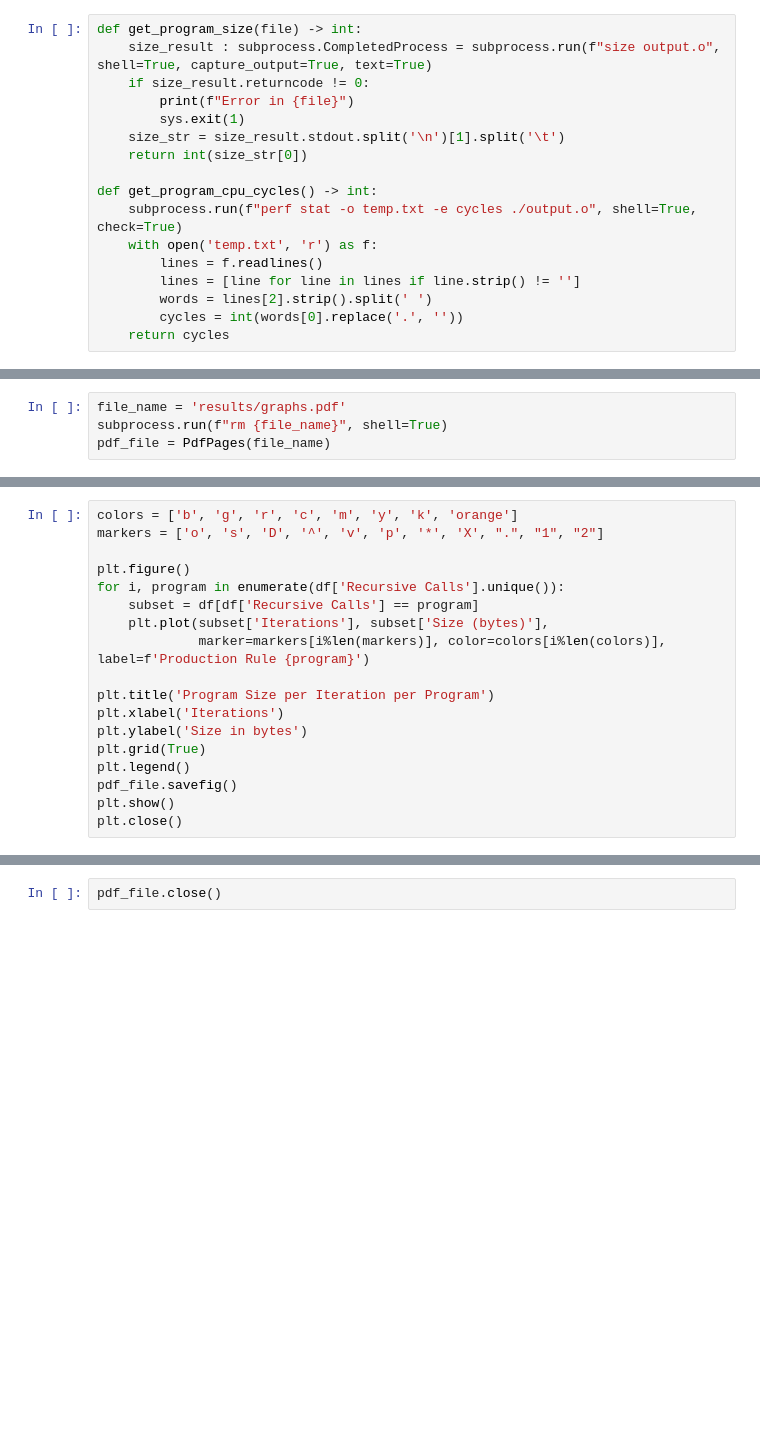
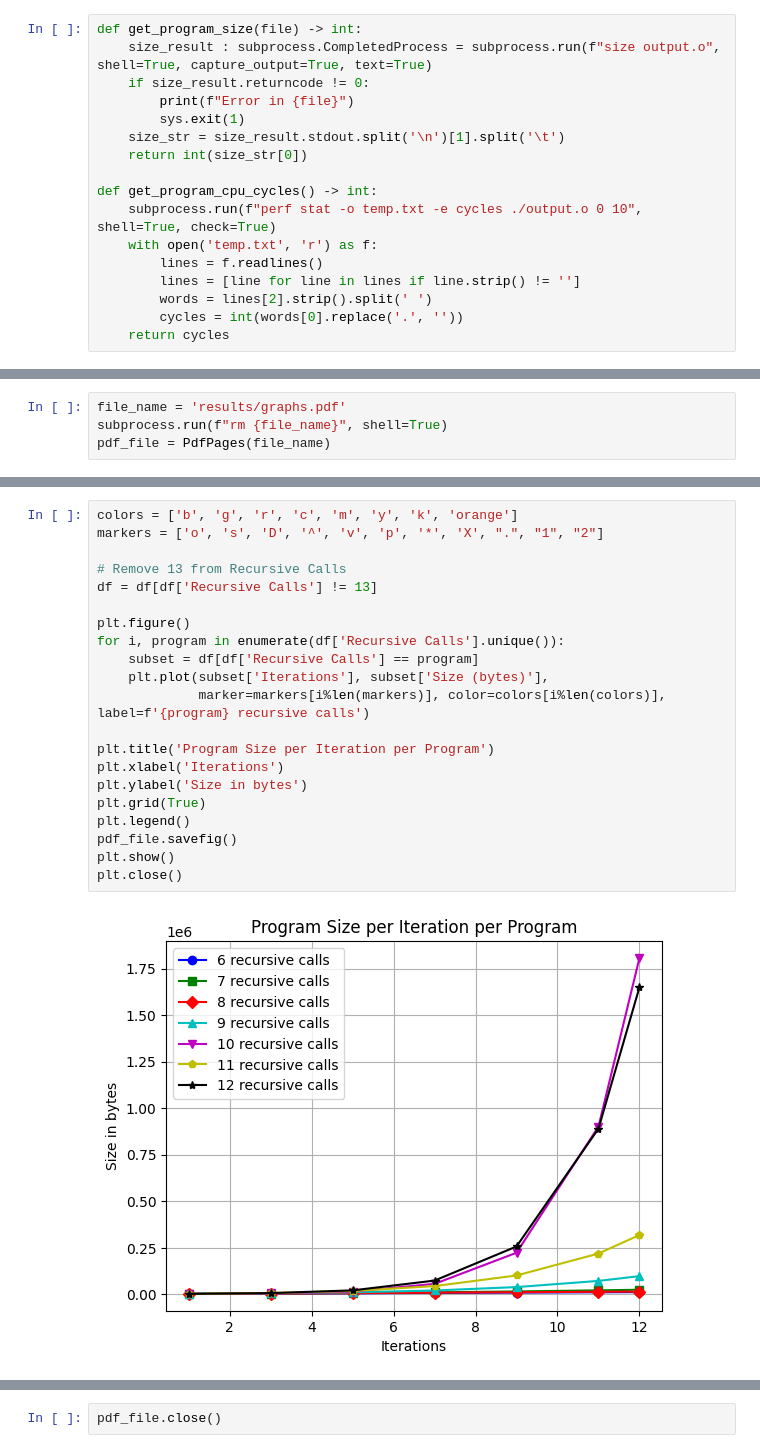
Before and after one commit to lac-dcc/BenchGen, a Jupyter notebook: src/scripts/benchGenAnalysis/examplesAnalysis.ipynb, the cells around one changed output, grey strips where cells are left out. Drawn from its saved outputs; the diff is of its cells as text; blank space fills up the shorter version.

```diff
--- a/src/scripts/benchGenAnalysis/examplesAnalysis.ipynb
+++ b/src/scripts/benchGenAnalysis/examplesAnalysis.ipynb
@@ -31,7 +86,7 @@ def get_program_size(file) -> int:
     return int(size_str[0])
 
 def get_program_cpu_cycles() -> int:
-    subprocess.run(f"perf stat -o temp.txt -e cycles ./output.o", shell=True, check=True)
+    subprocess.run(f"perf stat -o temp.txt -e cycles ./output.o 0 10", shell=True, check=True)
     with open('temp.txt', 'r') as f:
         lines = f.readlines()
         lines = [line for line in lines if line.strip() != '']
@@ -109,18 +170,23 @@ plt.close()
 # %%
 colors = ['b', 'g', 'r', 'c', 'm', 'y', 'k', 'orange']
 markers = ['o', 's', 'D', '^', 'v', 'p', '*', 'X', ".", "1", "2"]
+
+# Remove 13 from Recursive Calls
+df = df[df['Recursive Calls'] != 13]
 
 plt.figure()
 for i, program in enumerate(df['Recursive Calls'].unique()):
     subset = df[df['Recursive Calls'] == program]
     plt.plot(subset['Iterations'], subset['Size (bytes)'],
-             marker=markers[i%len(markers)], color=colors[i%len(colors)], label=f'Production Rule {program}')
+             marker=markers[i%len(markers)], color=colors[i%len(colors)], label=f'{program} recursive calls')
 
 plt.title('Program Size per Iteration per Program')
 plt.xlabel('Iterations')
 plt.ylabel('Size in bytes')
 plt.grid(True)
 plt.legend()
 pdf_file.savefig()
 plt.show()
 plt.close()
+# %% [output]
+[figure, added]
```
Also changed, not shown: parts of 9 cells of this notebook, 16 other files.
